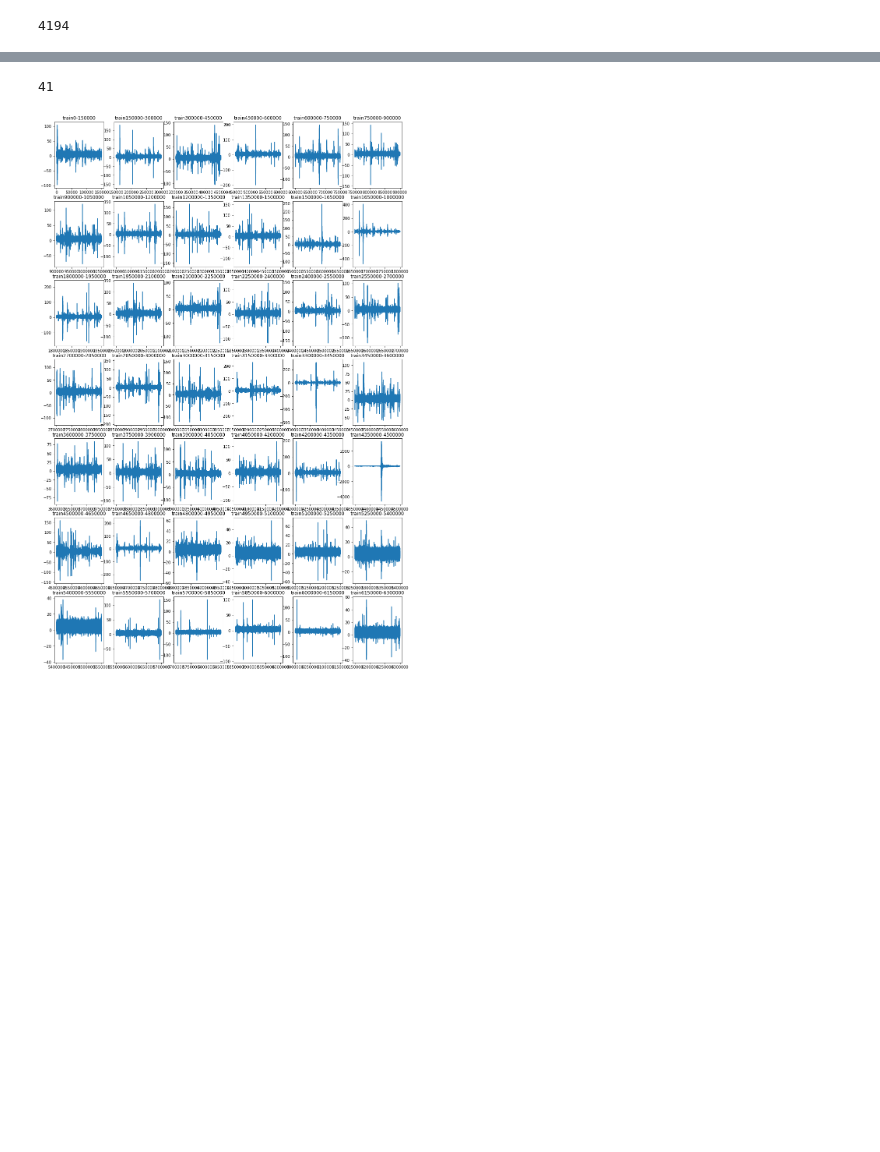
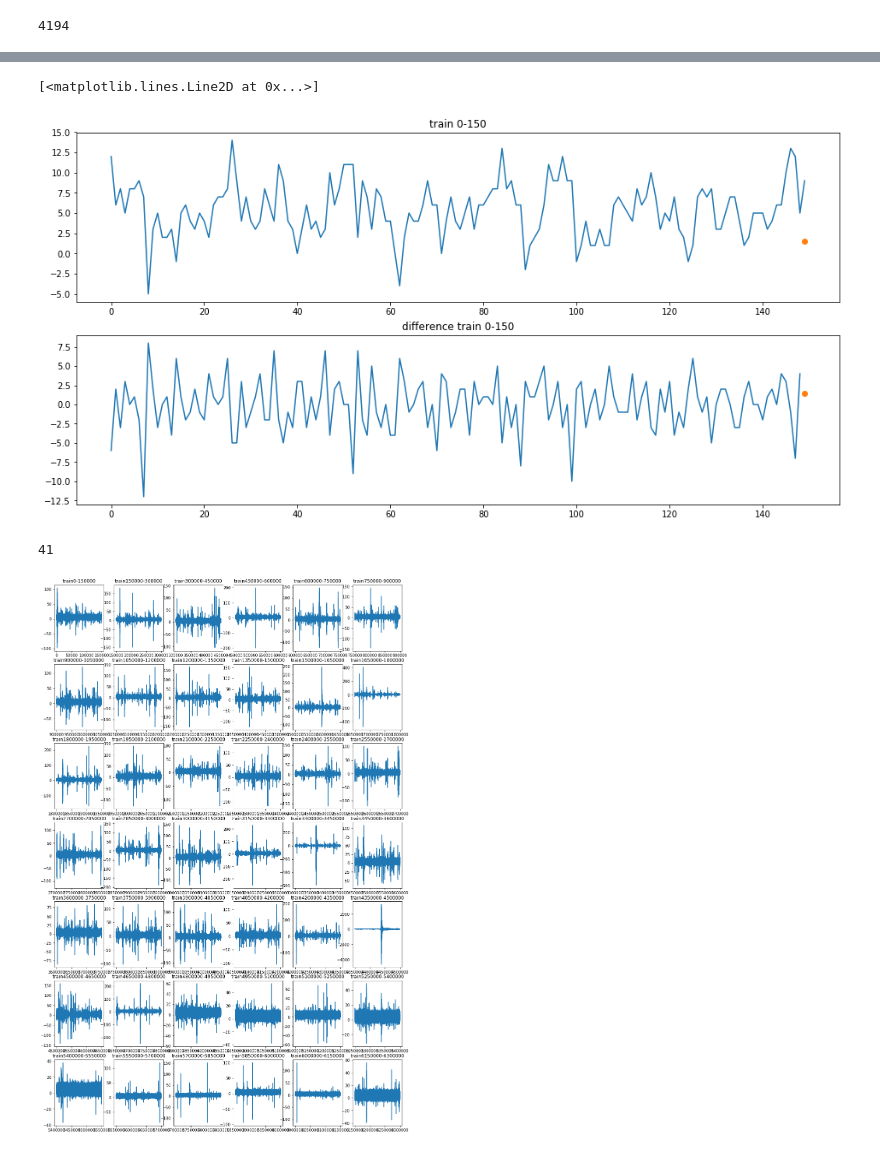
Before and after one commit to umepy/EarthquakeLabwork, a Jupyter notebook: code/earthquake_rf.ipynb, the cells around one changed output, grey strips where cells are left out. Cells and saved outputs as stored; diff of their text form; code cells hidden in the pictures; blank space fills up the shorter version.

```diff
--- a/code/earthquake_rf.ipynb
+++ b/code/earthquake_rf.ipynb
@@ -36,3 +43,18 @@ train['time_to_failure'][seg_n-1]
+# %%
+plt.subplots(figsize=(16, 8))
+
+plt.subplot(2, 1, 1)
+plt.title('train 0-'+str(int(seg_n/1000)))
+plt.plot(train['acoustic_data'][:int(seg_n/1000)])
+plt.plot(int(seg_n/1000)-1, train['time_to_failure'][int(seg_n/1000)-1], 'o')
+
+plt.subplot(2, 1, 2)
+plt.title('difference train 0-'+str(int(seg_n/1000)))
+plt.plot(np.diff(train['acoustic_data'][:int(seg_n/1000)], axis=0))
+plt.plot(int(seg_n/1000)-1, train['time_to_failure'][int(seg_n/1000)-1], 'o')
+# %% [output]
+[<matplotlib.lines.Line2D at 0x...>]
+[figure, added]
 # %%
 p = int(np.floor(n_train*0.01))
 p
```
Also changed, not shown: parts of 10 cells of this notebook.
